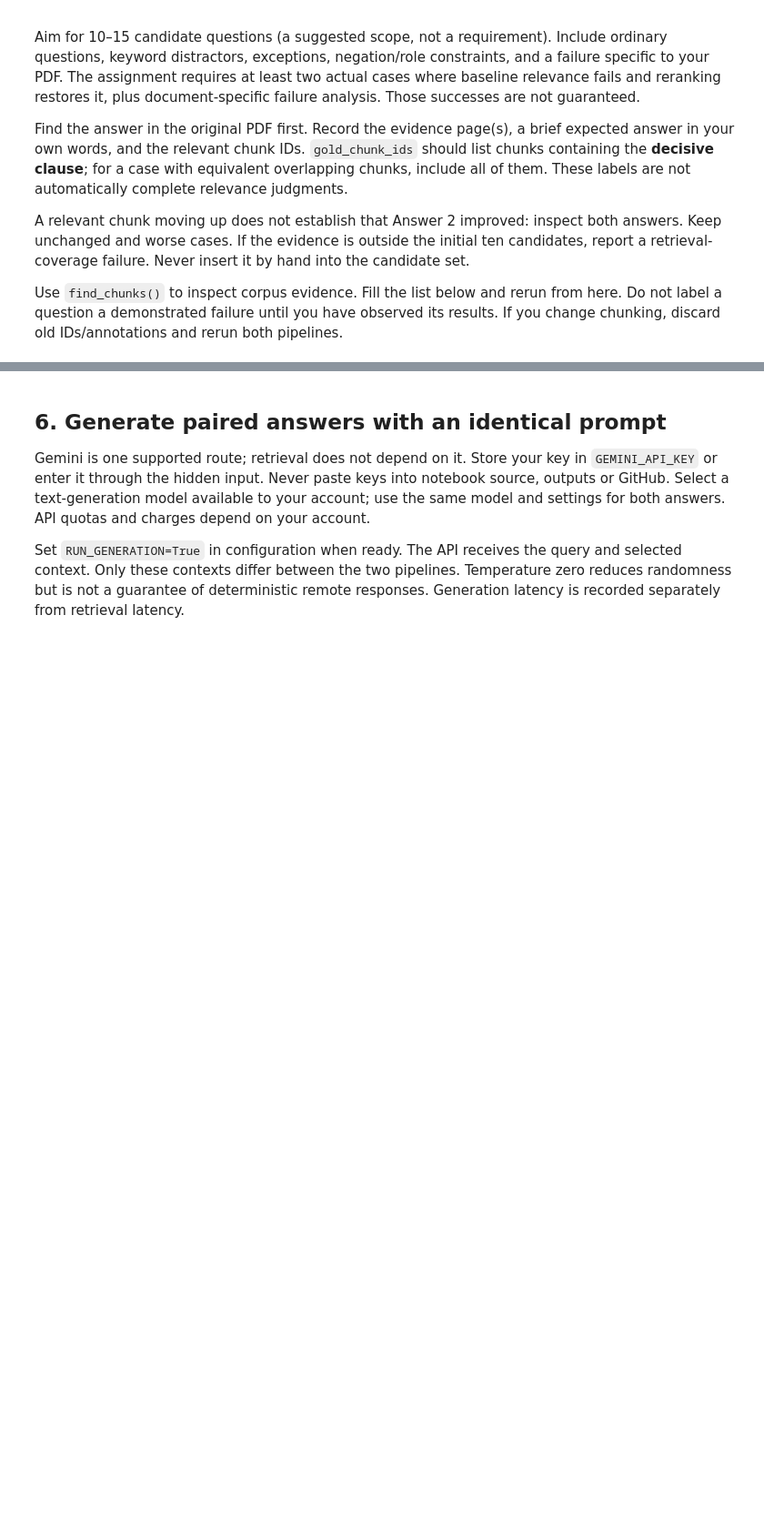
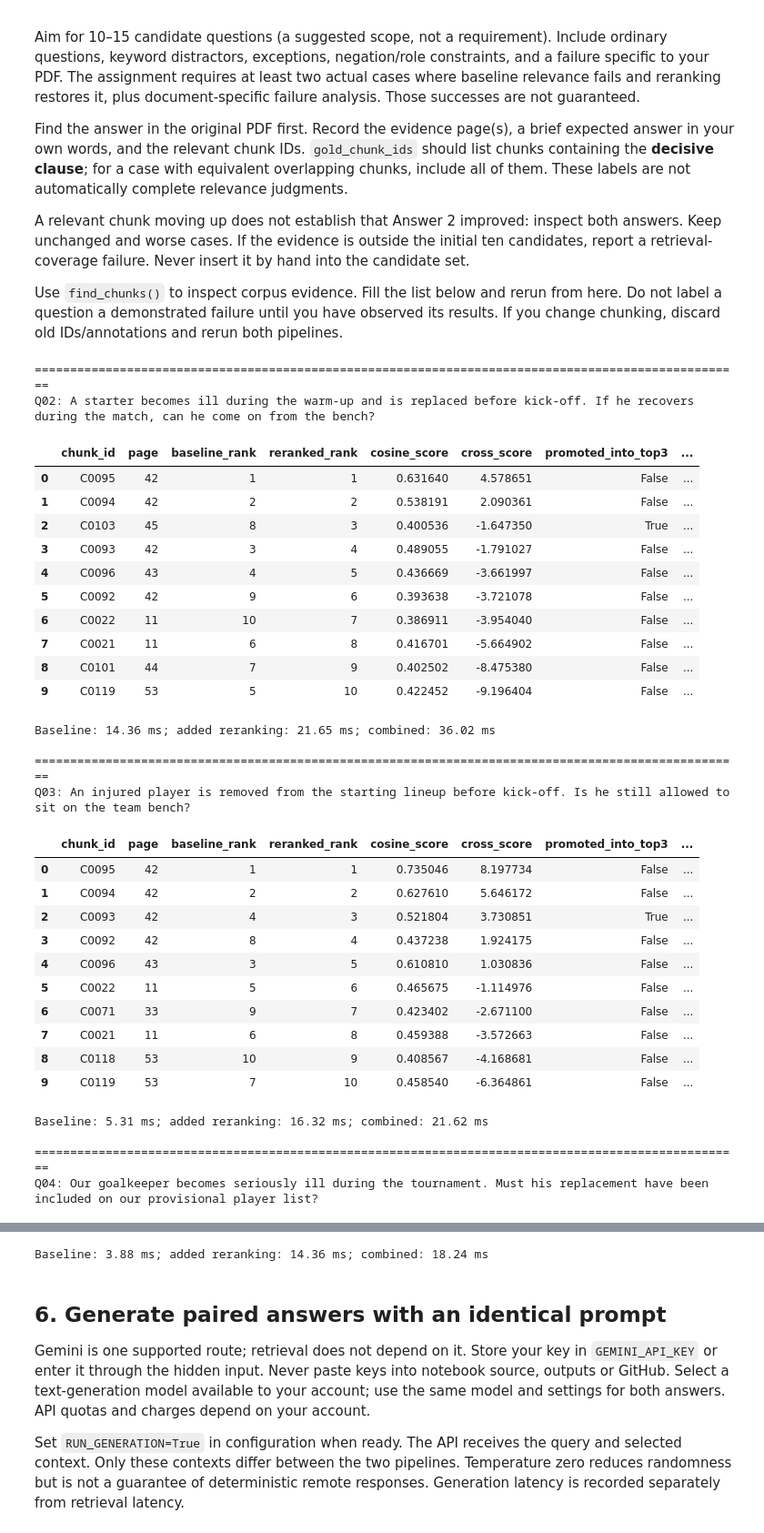
Before and after one commit to Yashaswini257/LMA-Assignment1, a Jupyter notebook: RAG_Baseline_vs_Reranking.ipynb, the cells around one changed output, grey strips where cells are left out. Shown at 91% size. Saved outputs shown, nothing was run; the diff lists cells and outputs as text; code cells hidden in the pictures; blank space fills up the shorter version.

```diff
--- a/RAG_Baseline_vs_Reranking.ipynb
+++ b/RAG_Baseline_vs_Reranking.ipynb
@@ -28,12 +59,12 @@ from IPython.display import display
 SEED = 42
 np.random.seed(SEED)
 torch.manual_seed(SEED)
-DEVICE = 'cpu'  # Change to 'cuda' only if available; keep fixed for all comparisons.
+DEVICE = 'cuda'  # Change to 'cuda' only if available; keep fixed for all comparisons.
 BI_MODEL = 'sentence-transformers/all-MiniLM-L6-v2'
 CE_MODEL = 'cross-encoder/ms-marco-MiniLM-L6-v2'
 CHUNK_TOKENS, OVERLAP_TOKENS = 180, 30
 TOP_K, CONTEXT_K = 10, 3
-PDF_PATH = Path('document.pdf')
+PDF_PATH = Path('/home/yashaswini/data/LMA/LMA-Assignment1/FCWC25_Regulations_EN.pdf')
 DOCUMENT_SOURCE_URL = ''  # Record where you obtained this exact PDF.
 OUT = Path('rag_results')
 OUT.mkdir(exist_ok=True)
@@ -185,3 +288,78 @@ Find the answer in the original PDF first. Record the evidence page(s), a brief
 A relevant chunk moving up does not establish that Answer 2 improved: inspect both answers. Keep unchanged and worse cases. If the evidence is outside the initial ten candidates, report a retrieval-coverage failure. Never insert it by hand into the candidate set.
 
 Use `find_chunks()` to inspect corpus evidence. Fill the list below and rerun from here. Do not label a question a demonstrated failure until you have observed its results. If you change chunking, discard old IDs/annotations and rerun both pipelines.
+# %%
+candidate_queries = [
+    (
+        "Q02",
+        "A starter becomes ill during the warm-up and is replaced before "
+        "kick-off. If he recovers during the match, can he come on from the bench?"
+    ),
+    (
+        "Q03",
+        "An injured player is removed from the starting lineup before kick-off. "
+        "Is he still allowed to sit on the team bench?"
+    ),
+    (
+        "Q04",
+        "Our goalkeeper becomes seriously ill during the tournament. "
+        "Must his replacement have been included on our provisional player list?"
+    ),
+    (
+        "Q05",
+        "A match resumes after being abandoned. Can a team replace a player "
+        "who was sent off before the interruption?"
+    ),
+    (
+        "Q06",
+        "We want to challenge an opponent's eligibility. Can we wait until "
+        "after the match and use the normal post-match protest deadline?"
+    ),
+]
+
+trial_results = {}
+
+for query_id, question in candidate_queries:
+    print("\n" + "=" * 100)
+    print(f"{query_id}: {question}")
+
+    initial, ranked = inspect_query(question)
+
+    trial_results[query_id] = {
+        "query": question,
+        "baseline": initial,
+        "reranked": ranked,
+    }
+# %% [output]
+====================================================================================================
+Q02: A starter becomes ill during the warm-up and is replaced before kick-off. If he recovers during the match, can he come on from the bench?
+|  | chunk_id | page | baseline_rank | reranked_rank | cosine_score | cross_score | promoted_into_top3 | ... |
+| 0 | C0095 | 42 | 1 | 1 | 0.631640 | 4.578651 | False | ... |
+| 1 | C0094 | 42 | 2 | 2 | 0.538191 | 2.090361 | False | ... |
+| 2 | C0103 | 45 | 8 | 3 | 0.400536 | -1.647350 | True | ... |
+| 3 | C0093 | 42 | 3 | 4 | 0.489055 | -1.791027 | False | ... |
+| 4 | C0096 | 43 | 4 | 5 | 0.436669 | -3.661997 | False | ... |
+| 5 | C0092 | 42 | 9 | 6 | 0.393638 | -3.721078 | False | ... |
+| 6 | C0022 | 11 | 10 | 7 | 0.386911 | -3.954040 | False | ... |
+| 7 | C0021 | 11 | 6 | 8 | 0.416701 | -5.664902 | False | ... |
+| 8 | C0101 | 44 | 7 | 9 | 0.402502 | -8.475380 | False | ... |
+| 9 | C0119 | 53 | 5 | 10 | 0.422452 | -9.196404 | False | ... |
+Baseline: 14.36 ms; added reranking: 21.65 ms; combined: 36.02 ms
+
+====================================================================================================
+Q03: An injured player is removed from the starting lineup before kick-off. Is he still allowed to sit on the team bench?
+|  | chunk_id | page | baseline_rank | reranked_rank | cosine_score | cross_score | promoted_into_top3 | ... |
+| 0 | C0095 | 42 | 1 | 1 | 0.735046 | 8.197734 | False | ... |
+| 1 | C0094 | 42 | 2 | 2 | 0.627610 | 5.646172 | False | ... |
+| 2 | C0093 | 42 | 4 | 3 | 0.521804 | 3.730851 | True | ... |
+| 3 | C0092 | 42 | 8 | 4 | 0.437238 | 1.924175 | False | ... |
+| 4 | C0096 | 43 | 3 | 5 | 0.610810 | 1.030836 | False | ... |
+| 5 | C0022 | 11 | 5 | 6 | 0.465675 | -1.114976 | False | ... |
+| 6 | C0071 | 33 | 9 | 7 | 0.423402 | -2.671100 | False | ... |
+| 7 | C0021 | 11 | 6 | 8 | 0.459388 | -3.572663 | False | ... |
+| 8 | C0118 | 53 | 10 | 9 | 0.408567 | -4.168681 | False | ... |
+| 9 | C0119 | 53 | 7 | 10 | 0.458540 | -6.364861 | False | ... |
+Baseline: 5.31 ms; added reranking: 16.32 ms; combined: 21.62 ms
+
+====================================================================================================
+Q04: Our goalkeeper becomes seriously ill during the tournament. Must his replacement have been included on our provisional player list?
@@ -188,3 +407,4 @@ Use `find_chunks()` to inspect corpus evidence. Fill the list below and rerun fr
+Baseline: 3.88 ms; added reranking: 14.36 ms; combined: 18.24 ms
 # %%
 def find_chunks(phrase):
     matches = [c for c in chunks if phrase.casefold() in c['text'].casefold()]
```
Also changed, not shown: parts of 8 cells of this notebook, 1 other file.
